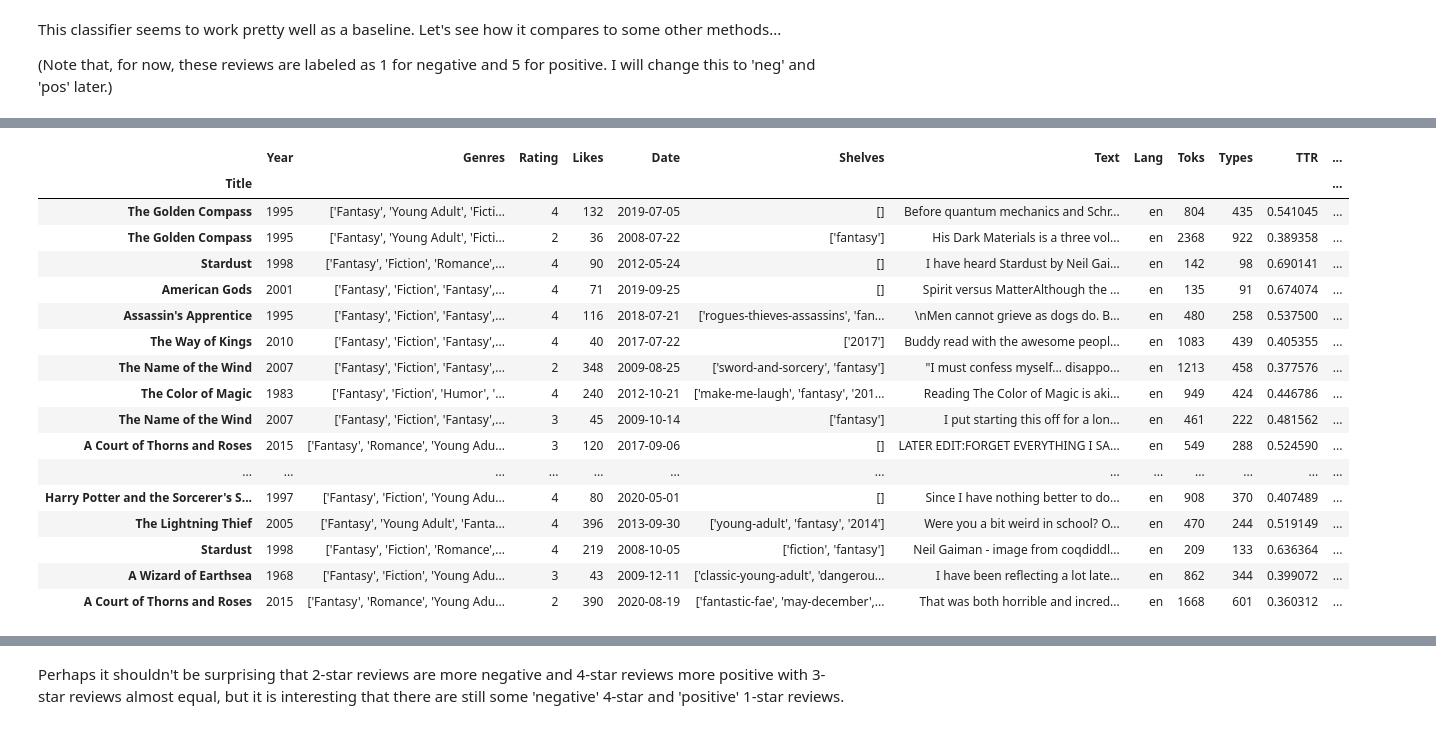
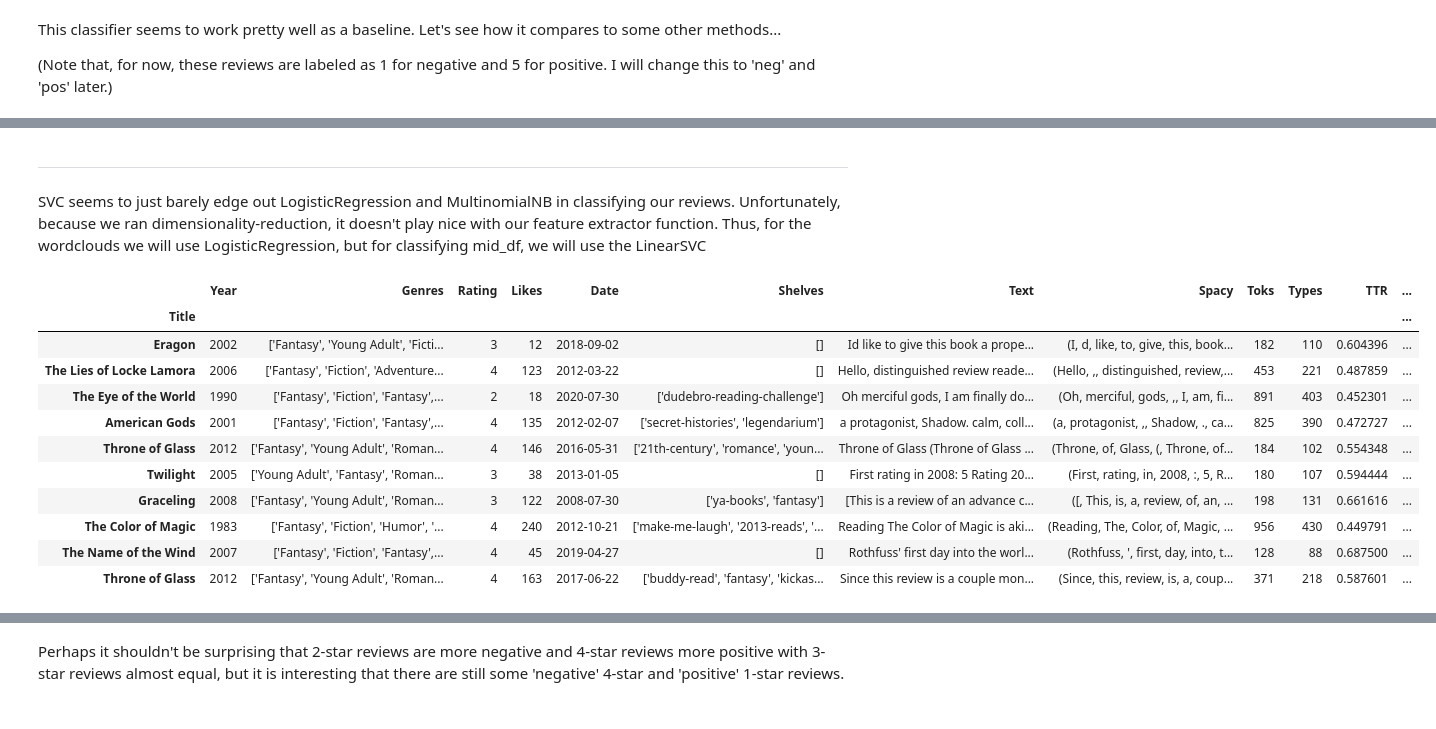
Before and after one commit to MichaelBarmada/Goodreads-Sentiment-Analysis, a Jupyter notebook: analysis.ipynb, the cells around one changed output, grey strips where cells are left out. Saved outputs shown, nothing was run; the diff lists cells and outputs as text; code cells hidden in the pictures.

```diff
--- a/analysis.ipynb
+++ b/analysis.ipynb
@@ -218,0 +258,6 @@ reviews_df.head()
+# %%
+pattern = re.compile("\'.+?\'")
+
+reviews_df.Genres = reviews_df.Genres.map(pattern.findall)
+reviews_df.Shelves = reviews_df.Shelves.map(pattern.findall)
+reviews_df.sample(5)
@@ -218,0 +294,13 @@ reviews_df.head()
+# %%
+# Take a look at most commonly-used shelves (& eliminate those used only once)...
+
+shelf_list = Counter()
+for row in reviews_df.Shelves:
+    for tag in row:
+        shelf_list.update([tag])
+
+print('Before:', len(shelf_list))
+clean_list = [sh for sh in shelf_list if shelf_list[sh] > 1]
+print('After:', len(clean_list))
+
+shelf_list.most_common(20)
@@ -218,0 +311,9 @@ reviews_df.head()
+# %%
+# Remove shelf tags from nonlex_df.Shelves that occur only once. First we need a new function to filter the lists...
+
+def shelf_duster(mess):
+    clean = [sh for sh in mess if sh in clean_list]
+    return clean
+
+reviews_df.Shelves = reviews_df.Shelves.map(shelf_duster)
+reviews_df.sample(10)
@@ -459,8 +682,0 @@ This classifier seems to work pretty well as a baseline. Let's see how it compar
-# %%
-from sklearn.linear_model import LogisticRegression
-
-lr_clf = LogisticRegression()
-lr_clf.fit(x_train_tfidf, y_train)
-
-y_pred = lr_clf.predict(x_test_tfidf)
-sklearn.metrics.accuracy_score(y_test, y_pred)
@@ -616,26 +799,25 @@ Pipeline(memory=None,
+# %% [markdown]
+---
+# %% [markdown]
+SVC seems to just barely edge out LogisticRegression and MultinomialNB in classifying our reviews. Unfortunately, because we ran dimensionality-reduction, it doesn't play nice with our feature extractor function. Thus, for the wordclouds we will use LogisticRegression, but for classifying mid_df, we will use the LinearSVC
 # %%
-pred = grid_search.best_estimator_.predict(mid_df.Text)
+mid_tfidf = reviewVzer.transform(mid_df.Text)
+pred = svc_pipe.predict(mid_tfidf)
 mid_df['Sentiment'] = pred
-mid_df.sample(20)
+mid_df.sample(10)
 # %% [output]
-|  | Year | Genres | Rating | Likes | Date | Shelves | Text | Lang | Toks | Types | TTR | ... |
+|  | Year | Genres | Rating | Likes | Date | Shelves | Text | Spacy | Toks | Types | TTR | ... |
 | Title |  |  |  |  |  |  |  |  |  |  |  | ... |
-| The Golden Compass | 1995 | ['Fantasy', 'Young Adult', 'Ficti... | 4 | 132 | 2019-07-05 | [] | Before quantum mechanics and Schr... | en | 804 | 435 | 0.541045 | ... |
-| The Golden Compass | 1995 | ['Fantasy', 'Young Adult', 'Ficti... | 2 | 36 | 2008-07-22 | ['fantasy'] | His Dark Materials is a three vol... | en | 2368 | 922 | 0.389358 | ... |
-| Stardust | 1998 | ['Fantasy', 'Fiction', 'Romance',... | 4 | 90 | 2012-05-24 | [] | I have heard Stardust by Neil Gai... | en | 142 | 98 | 0.690141 | ... |
-| American Gods | 2001 | ['Fantasy', 'Fiction', 'Fantasy',... | 4 | 71 | 2019-09-25 | [] | Spirit versus MatterAlthough the ... | en | 135 | 91 | 0.674074 | ... |
-| Assassin's Apprentice | 1995 | ['Fantasy', 'Fiction', 'Fantasy',... | 4 | 116 | 2018-07-21 | ['rogues-thieves-assassins', 'fan... | \nMen cannot grieve as dogs do. B... | en | 480 | 258 | 0.537500 | ... |
-| The Way of Kings | 2010 | ['Fantasy', 'Fiction', 'Fantasy',... | 4 | 40 | 2017-07-22 | ['2017'] | Buddy read with the awesome peopl... | en | 1083 | 439 | 0.405355 | ... |
-| The Name of the Wind | 2007 | ['Fantasy', 'Fiction', 'Fantasy',... | 2 | 348 | 2009-08-25 | ['sword-and-sorcery', 'fantasy'] | "I must confess myself... disappo... | en | 1213 | 458 | 0.377576 | ... |
-| The Color of Magic | 1983 | ['Fantasy', 'Fiction', 'Humor', '... | 4 | 240 | 2012-10-21 | ['make-me-laugh', 'fantasy', '201... | Reading The Color of Magic is aki... | en | 949 | 424 | 0.446786 | ... |
-| The Name of the Wind | 2007 | ['Fantasy', 'Fiction', 'Fantasy',... | 3 | 45 | 2009-10-14 | ['fantasy'] | I put starting this off for a lon... | en | 461 | 222 | 0.481562 | ... |
-| A Court of Thorns and Roses | 2015 | ['Fantasy', 'Romance', 'Young Adu... | 3 | 120 | 2017-09-06 | [] | LATER EDIT:FORGET EVERYTHING I SA... | en | 549 | 288 | 0.524590 | ... |
-| ... | ... | ... | ... | ... | ... | ... | ... | ... | ... | ... | ... | ... |
-| Harry Potter and the Sorcerer's S... | 1997 | ['Fantasy', 'Fiction', 'Young Adu... | 4 | 80 | 2020-05-01 | [] | Since I have nothing better to do... | en | 908 | 370 | 0.407489 | ... |
-| The Lightning Thief | 2005 | ['Fantasy', 'Young Adult', 'Fanta... | 4 | 396 | 2013-09-30 | ['young-adult', 'fantasy', '2014'] | Were you a bit weird in school? O... | en | 470 | 244 | 0.519149 | ... |
-| Stardust | 1998 | ['Fantasy', 'Fiction', 'Romance',... | 4 | 219 | 2008-10-05 | ['fiction', 'fantasy'] | Neil Gaiman - image from coqdiddl... | en | 209 | 133 | 0.636364 | ... |
-| A Wizard of Earthsea | 1968 | ['Fantasy', 'Fiction', 'Young Adu... | 3 | 43 | 2009-12-11 | ['classic-young-adult', 'dangerou... | I have been reflecting a lot late... | en | 862 | 344 | 0.399072 | ... |
-| A Court of Thorns and Roses | 2015 | ['Fantasy', 'Romance', 'Young Adu... | 2 | 390 | 2020-08-19 | ['fantastic-fae', 'may-december',... | That was both horrible and incred... | en | 1668 | 601 | 0.360312 | ... |
+| Eragon | 2002 | ['Fantasy', 'Young Adult', 'Ficti... | 3 | 12 | 2018-09-02 | [] | Id like to give this book a prope... | (I, d, like, to, give, this, book... | 182 | 110 | 0.604396 | ... |
+| The Lies of Locke Lamora | 2006 | ['Fantasy', 'Fiction', 'Adventure... | 4 | 123 | 2012-03-22 | [] | Hello, distinguished review reade... | (Hello, ,, distinguished, review,... | 453 | 221 | 0.487859 | ... |
+| The Eye of the World | 1990 | ['Fantasy', 'Fiction', 'Fantasy',... | 2 | 18 | 2020-07-30 | ['dudebro-reading-challenge'] | Oh merciful gods, I am finally do... | (Oh, merciful, gods, ,, I, am, fi... | 891 | 403 | 0.452301 | ... |
+| American Gods | 2001 | ['Fantasy', 'Fiction', 'Fantasy',... | 4 | 135 | 2012-02-07 | ['secret-histories', 'legendarium'] | a protagonist, Shadow. calm, coll... | (a, protagonist, ,, Shadow, ., ca... | 825 | 390 | 0.472727 | ... |
+| Throne of Glass | 2012 | ['Fantasy', 'Young Adult', 'Roman... | 4 | 146 | 2016-05-31 | ['21th-century', 'romance', 'youn... | Throne of Glass (Throne of Glass ... | (Throne, of, Glass, (, Throne, of... | 184 | 102 | 0.554348 | ... |
+| Twilight | 2005 | ['Young Adult', 'Fantasy', 'Roman... | 3 | 38 | 2013-01-05 | [] | First rating in 2008: 5 Rating 20... | (First, rating, in, 2008, :, 5, R... | 180 | 107 | 0.594444 | ... |
+| Graceling | 2008 | ['Fantasy', 'Young Adult', 'Roman... | 3 | 122 | 2008-07-30 | ['ya-books', 'fantasy'] | [This is a review of an advance c... | ([, This, is, a, review, of, an, ... | 198 | 131 | 0.661616 | ... |
+| The Color of Magic | 1983 | ['Fantasy', 'Fiction', 'Humor', '... | 4 | 240 | 2012-10-21 | ['make-me-laugh', '2013-reads', '... | Reading The Color of Magic is aki... | (Reading, The, Color, of, Magic, ... | 956 | 430 | 0.449791 | ... |
+| The Name of the Wind | 2007 | ['Fantasy', 'Fiction', 'Fantasy',... | 4 | 45 | 2019-04-27 | [] | Rothfuss' first day into the worl... | (Rothfuss, ', first, day, into, t... | 128 | 88 | 0.687500 | ... |
+| Throne of Glass | 2012 | ['Fantasy', 'Young Adult', 'Roman... | 4 | 163 | 2017-06-22 | ['buddy-read', 'fantasy', 'kickas... | Since this review is a couple mon... | (Since, this, review, is, a, coup... | 371 | 218 | 0.587601 | ... |
 # %%
 mid_df[mid_df.Rating== 2].Sentiment.value_counts()
 mid_df[mid_df.Rating== 3].Sentiment.value_counts()
```
Also changed, not shown: parts of 184 cells of this notebook.
